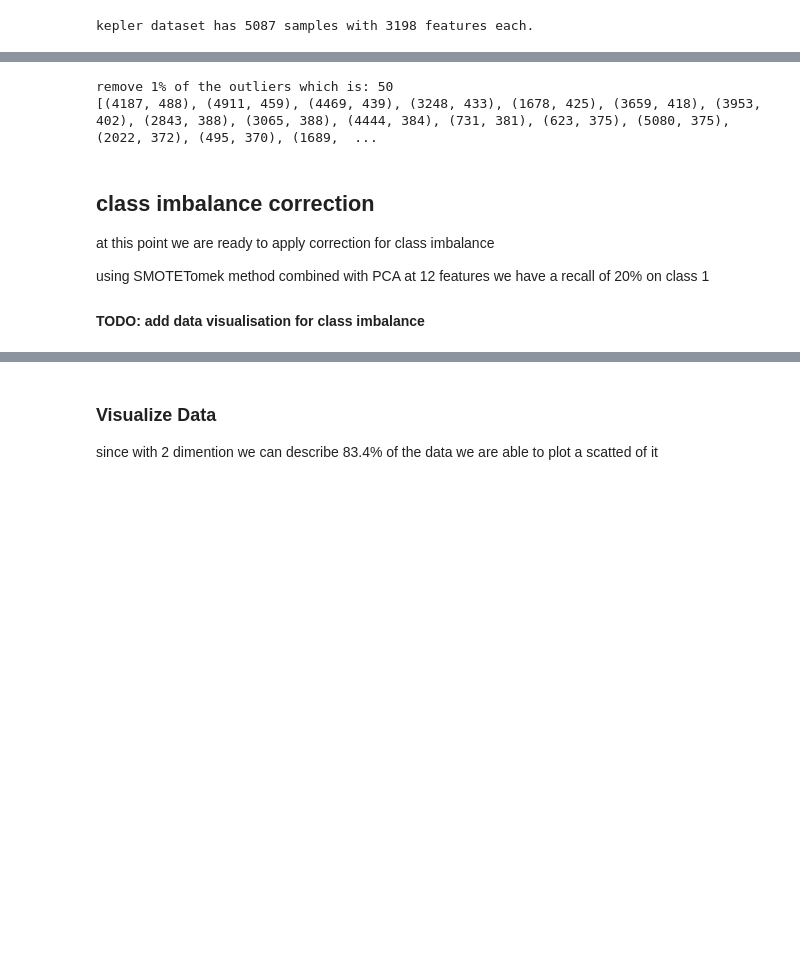
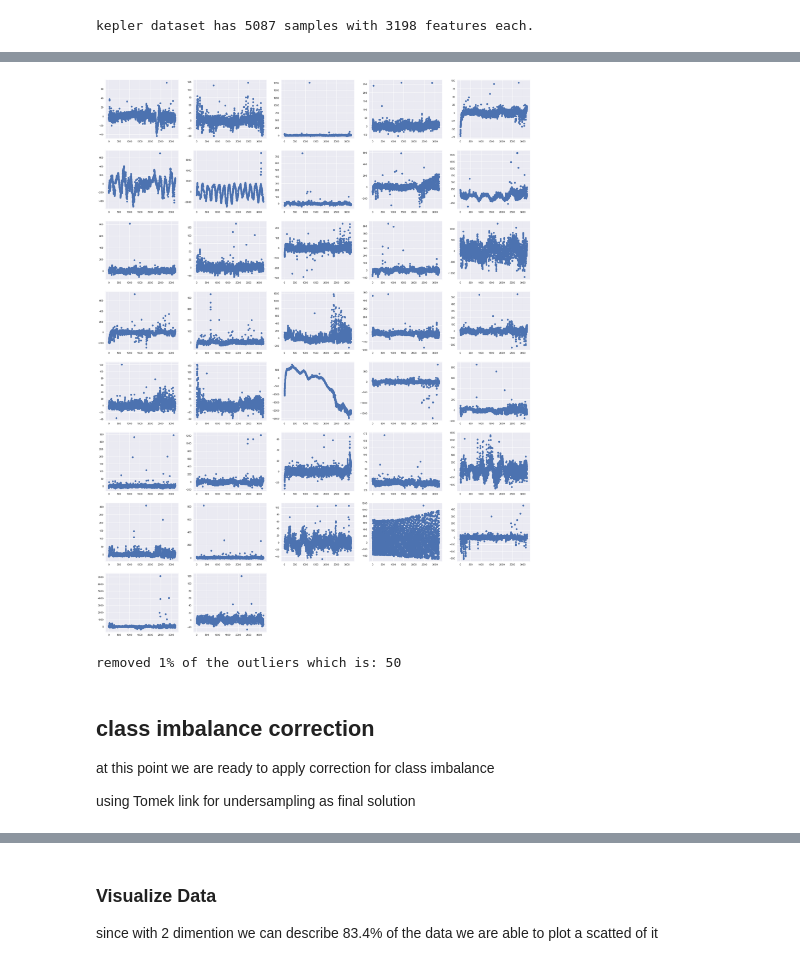
Before and after one commit to Drea1989/Kepler-discovery, a Jupyter notebook: capstone_project.ipynb, the cells around one changed output, grey strips where cells are left out. Cells and saved outputs as stored; diff of their text form; code cells hidden in the pictures; blank space fills up the shorter version.

```diff
--- a/capstone_project.ipynb
+++ b/capstone_project.ipynb
@@ -85,6 +105,6 @@ display(log_data[labels ==1].head())
 # %%
-fig = plt.figure(figsize=(20,40))
+fig = plt.figure(figsize=(30,40))
 x = np.array(range(3197))
-for i in range(3):
-    ax = fig.add_subplot(13,3,i+1)
-    ax.scatter(x,log_data.iloc[i,:])
+for i in range(37):
+    ax = fig.add_subplot(8,5,i+1)
+    ax.scatter(x,data.iloc[i,:])
@@ -122,0 +111,11 @@ for index in indices:
+# %%
+cnt = hp.find_outliers(log_data)
+outliers = list(cnt.most_common(37))
+fig = plt.figure(figsize=(30,40))
+x = np.array(range(3197))
+for i in range(37):
+    outliers[i] = outliers[i][0]
+    ax = fig.add_subplot(8,5,i+1)
+    ax.scatter(x,data.iloc[outliers[i],:])
+# %% [output]
+[figure, added]
@@ -123,7 +126,11 @@ for index in indices:
 # %%
+#remove the 1% outliers
 OnePer = int(len(data['FLUX-1'])/100)
-print "remove 1% of the outliers which is: {} ".format(OnePer)
-print cnt.most_common(OnePer)
+print "removed 1% of the outliers which is: {} ".format(OnePer)
+outliers = list(cnt.most_common(OnePer))
+for i in range(OnePer):
+    outliers[i] = outliers[i][0]
+good_data = data.drop(data.index[outliers]).reset_index(drop = True)
+good_lables = labels.drop(labels.index[outliers]).reset_index(drop = True)
 # %% [output]
-remove 1% of the outliers which is: 50
-[(4187, 488), (4911, 459), (4469, 439), (3248, 433), (1678, 425), (3659, 418), (3953, 402), (2843, 388), (3065, 388), (4444, 384), (731, 381), (623, 375), (5080, 375), (2022, 372), (495, 370), (1689,  ...
+removed 1% of the outliers which is: 50
@@ -144,5 +138,4 @@ good_lables = labels.drop(labels.index[outliers]).reset_index(drop = True)
 ## class imbalance correction
 at this point we are ready to apply correction for class imbalance
 
-using SMOTETomek method combined with PCA at 12 features we have a recall of 20% on class 1
-#### TODO: add data visualisation for class imbalance
+using Tomek link for undersampling as final solution
```
Also changed, not shown: parts of 39 cells of this notebook, 1 other file.
